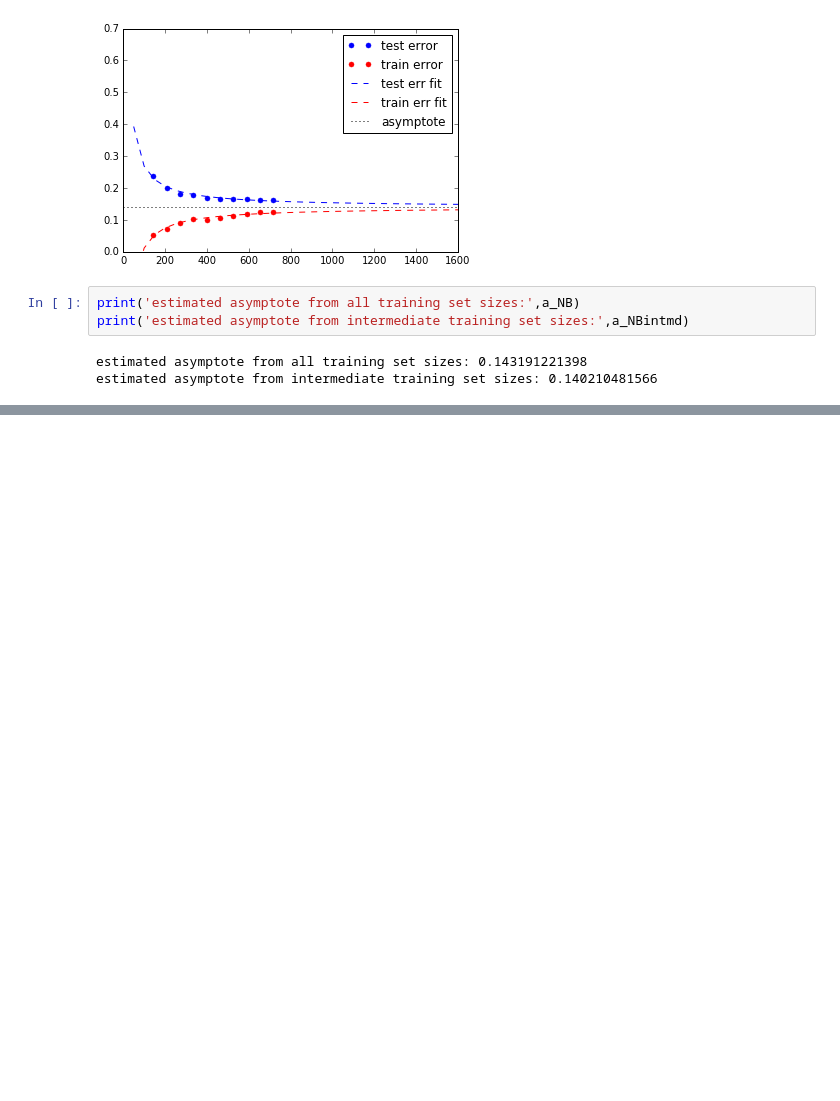
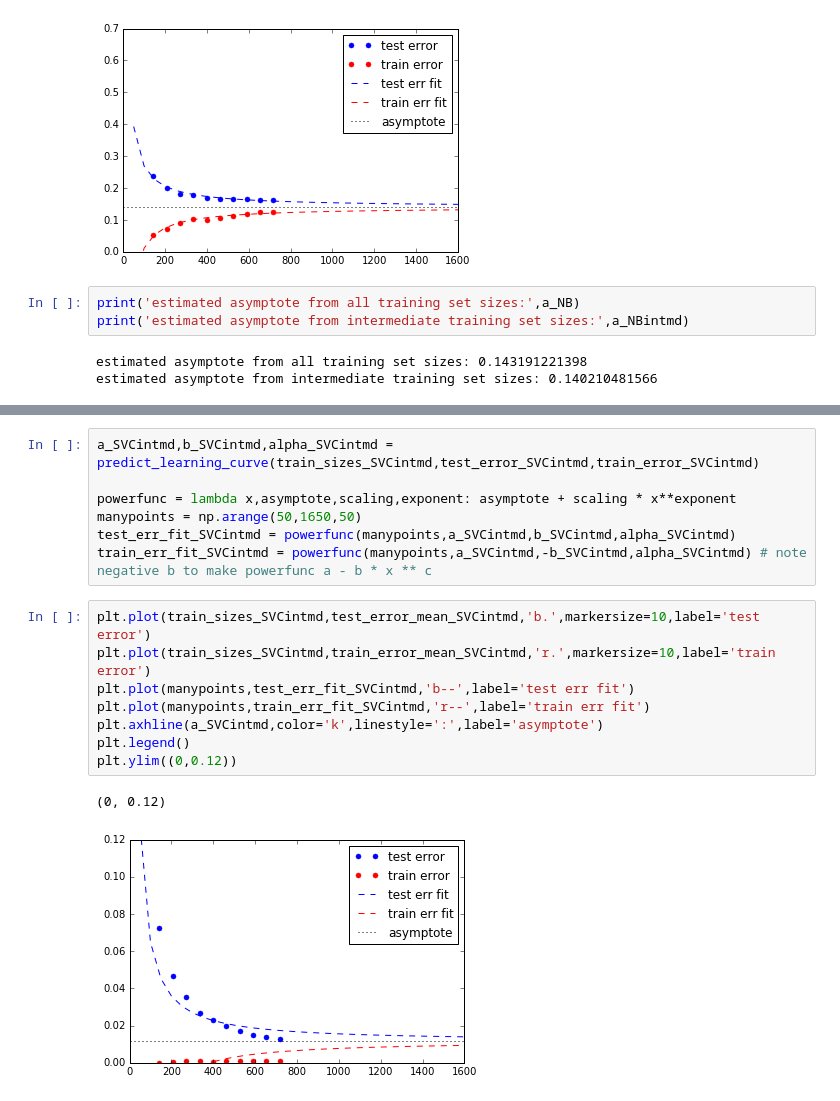
Before and after one commit to NickleDave/learning-curves, a Jupyter notebook: Fit Your Learning Curves for Fun and Profit.ipynb, the cells around one changed output, grey strips where cells are left out. Drawn from its saved outputs; the diff is of its cells as text; blank space fills up the shorter version.

```diff
--- a/Fit Your Learning Curves for Fun and Profit.ipynb
+++ b/Fit Your Learning Curves for Fun and Profit.ipynb
@@ -204,0 +210,18 @@ estimated asymptote from intermediate training set sizes: 0.140210481566
+# %%
+a_SVCintmd,b_SVCintmd,alpha_SVCintmd = predict_learning_curve(train_sizes_SVCintmd,test_error_SVCintmd,train_error_SVCintmd)
+
+powerfunc = lambda x,asymptote,scaling,exponent: asymptote + scaling * x**exponent
+manypoints = np.arange(50,1650,50)
+test_err_fit_SVCintmd = powerfunc(manypoints,a_SVCintmd,b_SVCintmd,alpha_SVCintmd)
+train_err_fit_SVCintmd = powerfunc(manypoints,a_SVCintmd,-b_SVCintmd,alpha_SVCintmd) # note negative b to make powerfunc a - b * x ** c
+# %%
+plt.plot(train_sizes_SVCintmd,test_error_mean_SVCintmd,'b.',markersize=10,label='test error')
+plt.plot(train_sizes_SVCintmd,train_error_mean_SVCintmd,'r.',markersize=10,label='train error')
+plt.plot(manypoints,test_err_fit_SVCintmd,'b--',label='test err fit')
+plt.plot(manypoints,train_err_fit_SVCintmd,'r--',label='train err fit')
+plt.axhline(a_SVCintmd,color='k',linestyle=':',label='asymptote')
+plt.legend()
+plt.ylim((0,0.12))
+# %% [output]
+(0, 0.12)
+[figure, added]
```
Also changed, not shown: parts of 6 cells of this notebook.
